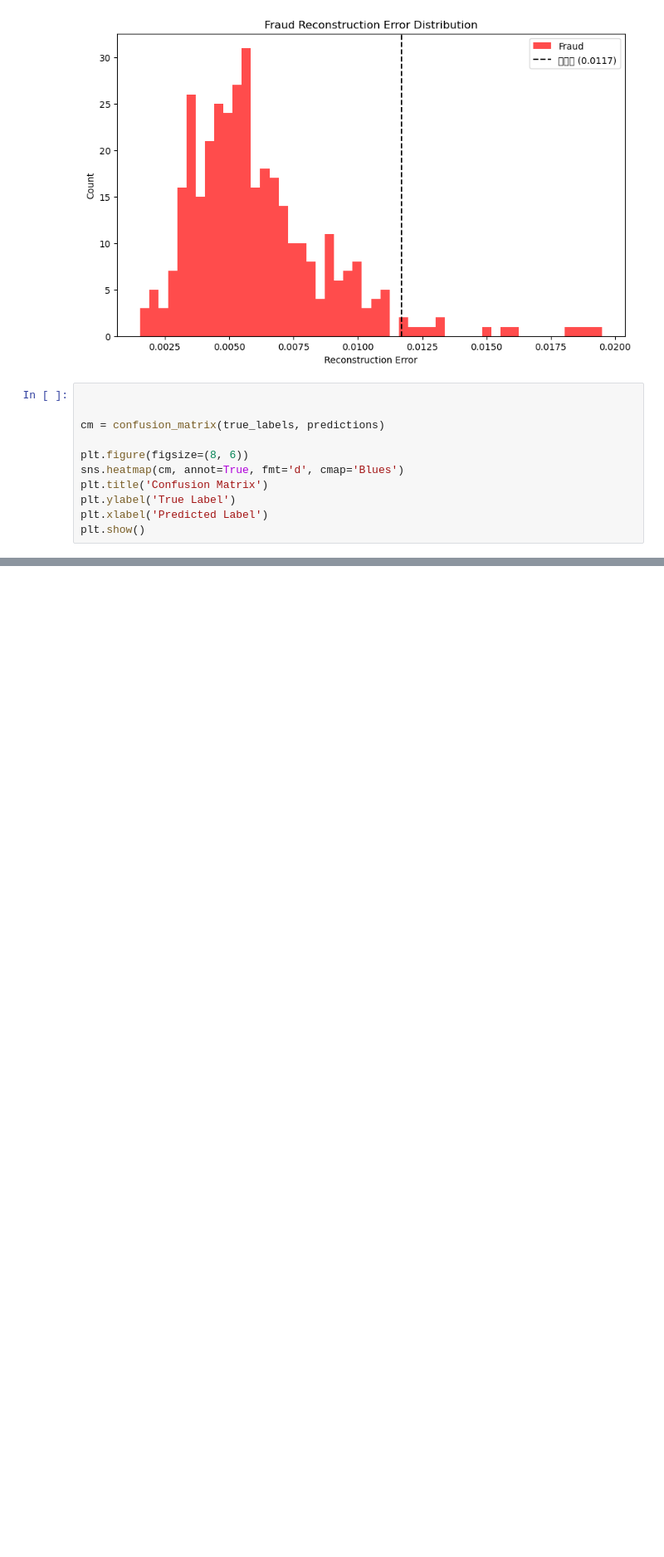
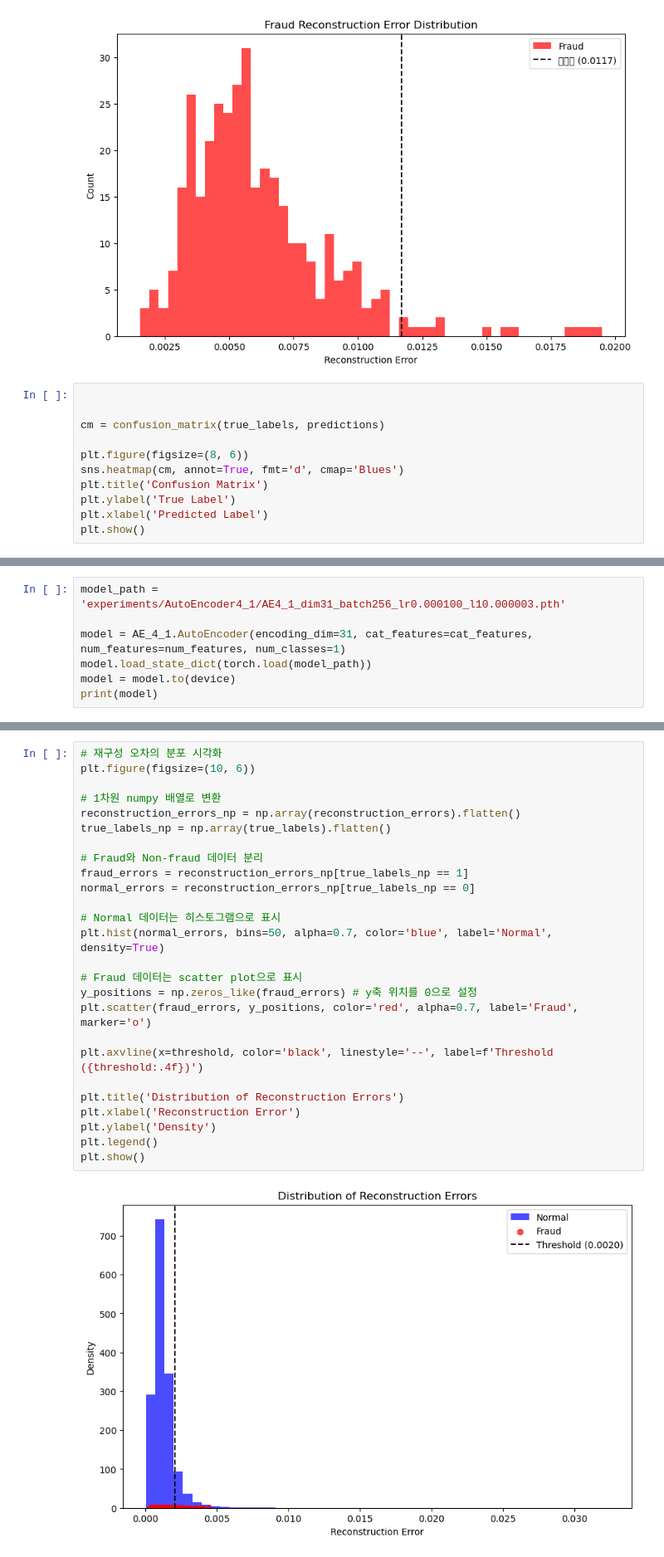
Before and after one commit to JsHyun0/24-2_DS_Project_2, a Jupyter notebook: AE_ver4Test.ipynb, the cells around one changed output, grey strips where cells are left out. Shown at 83% size. Saved outputs shown, nothing was run; the diff lists cells and outputs as text; blank space fills up the shorter version.

```diff
--- a/AE_ver4Test.ipynb
+++ b/AE_ver4Test.ipynb
@@ -192,0 +201,7 @@ plt.show()
+# %%
+model_path = 'experiments/AutoEncoder4_1/AE4_1_dim31_batch256_lr0.000100_l10.000003.pth'
+
+model = AE_4_1.AutoEncoder(encoding_dim=31, cat_features=cat_features, num_features=num_features, num_classes=1)
+model.load_state_dict(torch.load(model_path))
+model = model.to(device)
+print(model)
@@ -192,0 +260,28 @@ plt.show()
+# %%
+# 재구성 오차의 분포 시각화
+plt.figure(figsize=(10, 6))
+
+# 1차원 numpy 배열로 변환
+reconstruction_errors_np = np.array(reconstruction_errors).flatten()
+true_labels_np = np.array(true_labels).flatten()
+
+# Fraud와 Non-fraud 데이터 분리
+fraud_errors = reconstruction_errors_np[true_labels_np == 1]
+normal_errors = reconstruction_errors_np[true_labels_np == 0]
+
+# Normal 데이터는 히스토그램으로 표시
+plt.hist(normal_errors, bins=50, alpha=0.7, color='blue', label='Normal', density=True)
+
+# Fraud 데이터는 scatter plot으로 표시
+y_positions = np.zeros_like(fraud_errors) # y축 위치를 0으로 설정
+plt.scatter(fraud_errors, y_positions, color='red', alpha=0.7, label='Fraud', marker='o')
+
+plt.axvline(x=threshold, color='black', linestyle='--', label=f'Threshold ({threshold:.4f})')
+
+plt.title('Distribution of Reconstruction Errors')
+plt.xlabel('Reconstruction Error')
+plt.ylabel('Density')
+plt.legend()
+plt.show()
+# %% [output]
+[figure, added]
```
Also changed, not shown: parts of 6 cells of this notebook, 9 other files.
